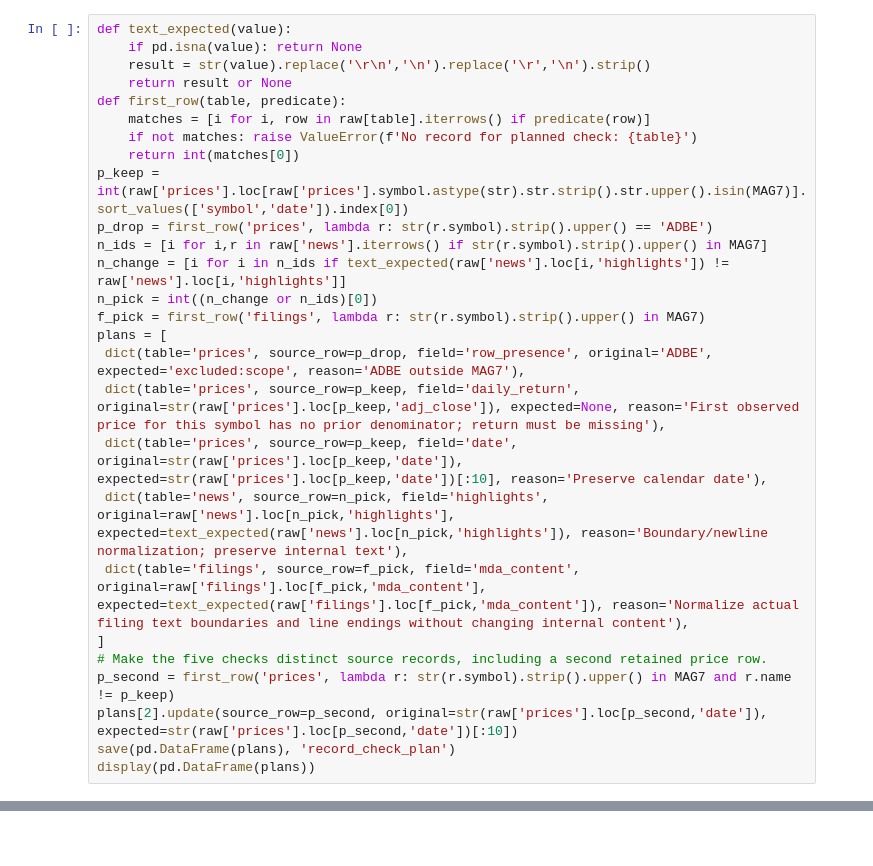
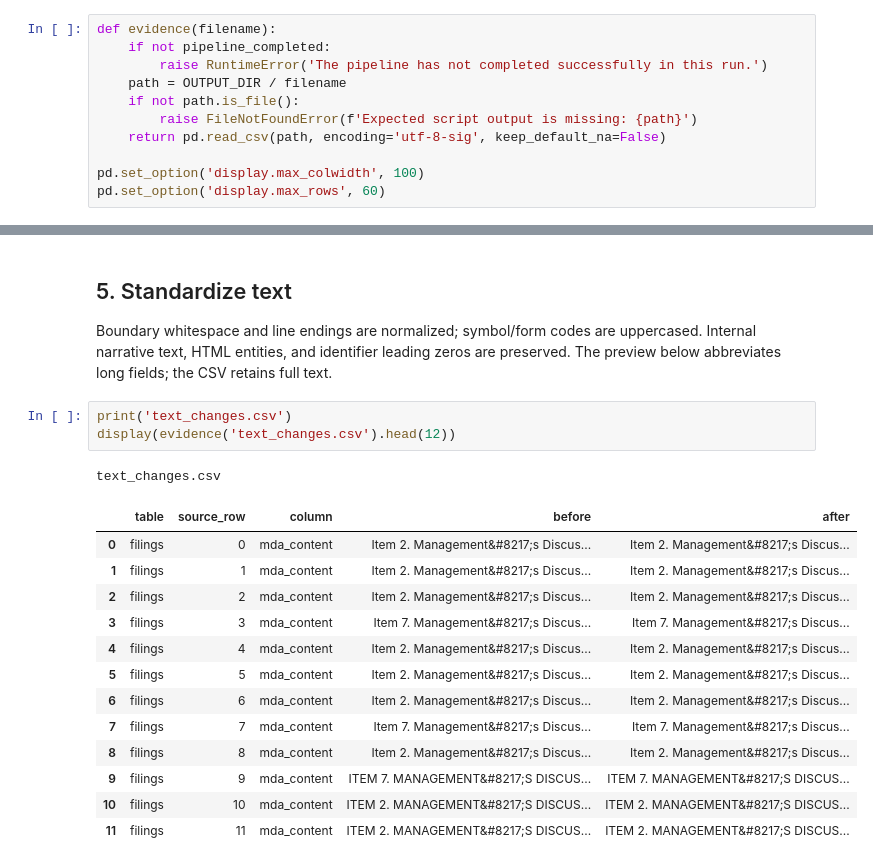
Before and after one commit to xunyangy-afk/Python-Group-Project, a Jupyter notebook: Herculean_Mag7_Module6.ipynb, the cells around one changed output, grey strips where cells are left out. Saved outputs shown, nothing was run; the diff lists cells and outputs as text; blank space fills up the shorter version.

```diff
--- a/Herculean_Mag7_Module6.ipynb
+++ b/Herculean_Mag7_Module6.ipynb
@@ -186,27 +129,11 @@ The missing first return and scope exclusion are edge cases. Filing text demonst
 # %%
-def text_expected(value):
-    if pd.isna(value): return None
-    result = str(value).replace('\r\n','\n').replace('\r','\n').strip()
-    return result or None
-def first_row(table, predicate):
-    matches = [i for i, row in raw[table].iterrows() if predicate(row)]
-    if not matches: raise ValueError(f'No record for planned check: {table}')
-    return int(matches[0])
-p_keep = int(raw['prices'].loc[raw['prices'].symbol.astype(str).str.strip().str.upper().isin(MAG7)].sort_values(['symbol','date']).index[0])
-p_drop = first_row('prices', lambda r: str(r.symbol).strip().upper() == 'ADBE')
-n_ids = [i for i,r in raw['news'].iterrows() if str(r.symbol).strip().upper() in MAG7]
-n_change = [i for i in n_ids if text_expected(raw['news'].loc[i,'highlights']) != raw['news'].loc[i,'highlights']]
-n_pick = int((n_change or n_ids)[0])
-f_pick = first_row('filings', lambda r: str(r.symbol).strip().upper() in MAG7)
-plans = [
- dict(table='prices', source_row=p_drop, field='row_presence', original='ADBE', expected='excluded:scope', reason='ADBE outside MAG7'),
- dict(table='prices', source_row=p_keep, field='daily_return', original=str(raw['prices'].loc[p_keep,'adj_close']), expected=None, reason='First observed price for this symbol has no prior denominator; return must be missing'),
- dict(table='prices', source_row=p_keep, field='date', original=str(raw['prices'].loc[p_keep,'date']), expected=str(raw['prices'].loc[p_keep,'date'])[:10], reason='Preserve calendar date'),
- dict(table='news', source_row=n_pick, field='highlights', original=raw['news'].loc[n_pick,'highlights'], expected=text_expected(raw['news'].loc[n_pick,'highlights']), reason='Boundary/newline normalization; preserve internal text'),
- dict(table='filings', source_row=f_pick, field='mda_content', original=raw['filings'].loc[f_pick,'mda_content'], expected=text_expected(raw['filings'].loc[f_pick,'mda_content']), reason='Normalize actual filing text boundaries and line endings without changing internal content'),
-]
-# Make the five checks distinct source records, including a second retained price row.
-p_second = first_row('prices', lambda r: str(r.symbol).strip().upper() in MAG7 and r.name != p_keep)
-plans[2].update(source_row=p_second, original=str(raw['prices'].loc[p_second,'date']), expected=str(raw['prices'].loc[p_second,'date'])[:10])
-save(pd.DataFrame(plans), 'record_check_plan')
-display(pd.DataFrame(plans))
+def evidence(filename):
+    if not pipeline_completed:
+        raise RuntimeError('The pipeline has not completed successfully in this run.')
+    path = OUTPUT_DIR / filename
+    if not path.is_file():
+        raise FileNotFoundError(f'Expected script output is missing: {path}')
+    return pd.read_csv(path, encoding='utf-8-sig', keep_default_na=False)
+
+pd.set_option('display.max_colwidth', 100)
+pd.set_option('display.max_rows', 60)
@@ -572,0 +178,22 @@ If an intentional source or code change alters outputs, preserve the earlier res
+# %% [markdown]
+## 5. Standardize text
+
+Boundary whitespace and line endings are normalized; symbol/form codes are uppercased. Internal narrative text, HTML entities, and identifier leading zeros are preserved. The preview below abbreviates long fields; the CSV retains full text.
+# %%
+print('text_changes.csv')
+display(evidence('text_changes.csv').head(12))
+# %% [output]
+text_changes.csv
+|  | table | source_row | column | before | after |
+| 0 | filings | 0 | mda_content | Item 2. Management&#8217;s Discus... | Item 2. Management&#8217;s Discus... |
+| 1 | filings | 1 | mda_content | Item 2. Management&#8217;s Discus... | Item 2. Management&#8217;s Discus... |
+| 2 | filings | 2 | mda_content | Item 2. Management&#8217;s Discus... | Item 2. Management&#8217;s Discus... |
+| 3 | filings | 3 | mda_content | Item 7. Management&#8217;s Discus... | Item 7. Management&#8217;s Discus... |
+| 4 | filings | 4 | mda_content | Item 2. Management&#8217;s Discus... | Item 2. Management&#8217;s Discus... |
+| 5 | filings | 5 | mda_content | Item 2. Management&#8217;s Discus... | Item 2. Management&#8217;s Discus... |
+| 6 | filings | 6 | mda_content | Item 2. Management&#8217;s Discus... | Item 2. Management&#8217;s Discus... |
+| 7 | filings | 7 | mda_content | Item 7. Management&#8217;s Discus... | Item 7. Management&#8217;s Discus... |
+| 8 | filings | 8 | mda_content | Item 2. Management&#8217;s Discus... | Item 2. Management&#8217;s Discus... |
+| 9 | filings | 9 | mda_content | ITEM 7. MANAGEMENT&#8217;S DISCUS... | ITEM 7. MANAGEMENT&#8217;S DISCUS... |
+| 10 | filings | 10 | mda_content | ITEM 2. MANAGEMENT&#8217;S DISCUS... | ITEM 2. MANAGEMENT&#8217;S DISCUS... |
+| 11 | filings | 11 | mda_content | ITEM 2. MANAGEMENT&#8217;S DISCUS... | ITEM 2. MANAGEMENT&#8217;S DISCUS... |
```
Also changed, not shown: parts of 52 cells of this notebook.
